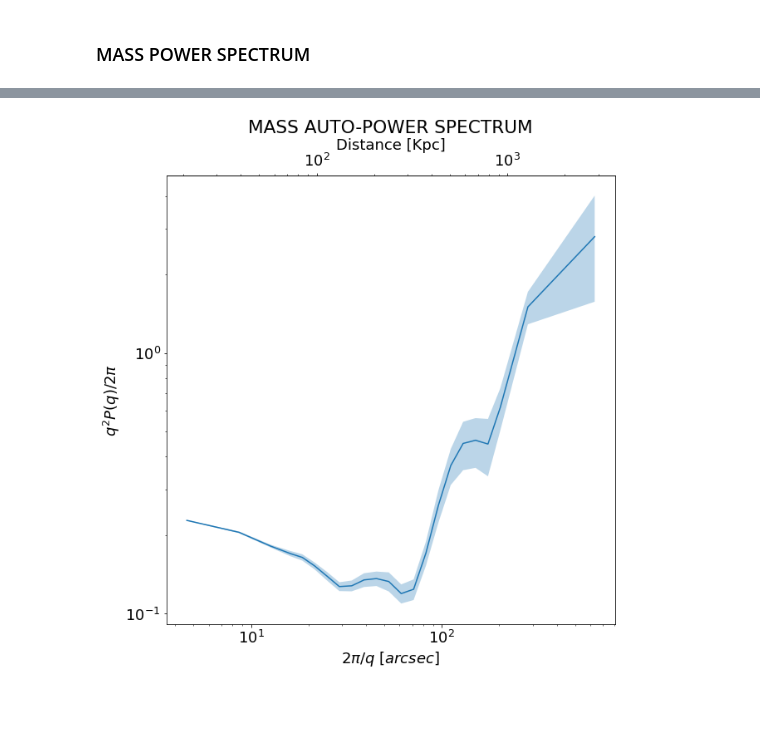
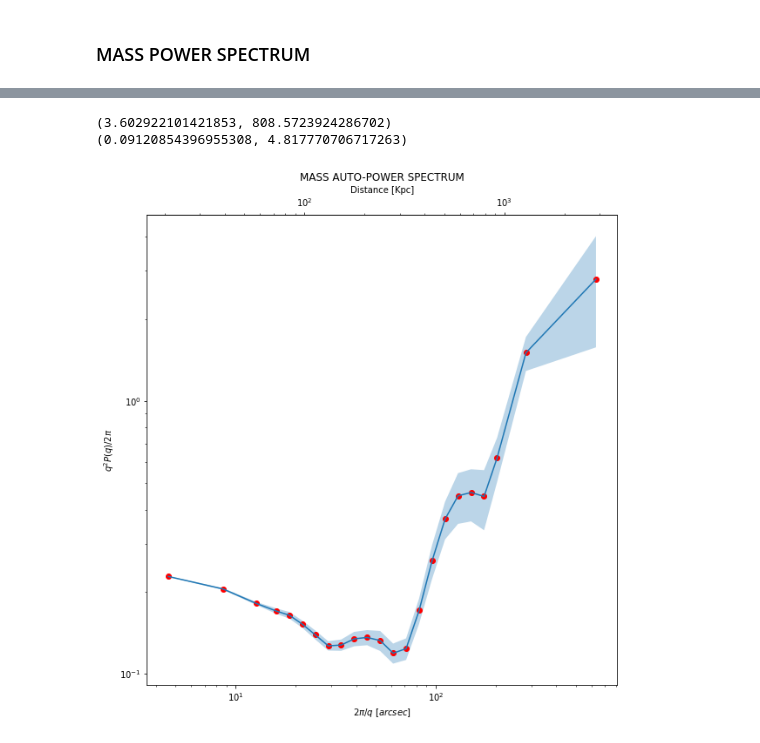
Before and after one commit to dutra/lensing, a Jupyter notebook: giulia/mass_power_spectrum.ipynb, the cells around one changed output, grey strips where cells are left out. Saved outputs shown, nothing was run; the diff lists cells and outputs as text; code cells hidden in the pictures; blank space fills up the shorter version.

```diff
--- a/giulia/mass_power_spectrum.ipynb
+++ b/giulia/mass_power_spectrum.ipynb
@@ -197,27 +194,32 @@ ax.title.set_text('MASS AUTO-POWER SPECTRUM')
 # %%
 mass_smooth=ndimage.gaussian_filter1d(power_q_mass, sigma=0.8)
 
 y1 = mass_smooth + sig_p_q_mass
 y2 = mass_smooth - sig_p_q_mass
 
 fig_mass2 = matplotlib.pyplot.figure( figsize=(10,10) )
 ax = fig_mass2.add_axes([0.18,0.16,0.75,0.75])
+ax.plot(theta_mass, mass_smooth, 'or')
 ax.plot(theta_mass, mass_smooth, color='C0')
 ax.fill_between(theta_mass, y1, y2,alpha=0.3)
 #ax1.set_title('fill between y1 and y2')
 #ax1.set_xlabel('x')
 fig_mass2.tight_layout()
 #fig8, axs = plt.subplots(1,2,figsize=(10,6))
 #ax1.plot(theta, power_q_mass2, color='C0', label=r'CATS mass auto-power')
 ax.set_xlabel(r'$2\pi/q$ $[arcsec]$')
 ax.set_ylabel(r'$q^2P(q)/2\pi $')
 ax.set_xscale('log')
 ax.set_yscale('log')
 #ax1.legend(loc='best')
 
 secax = ax.secondary_xaxis('top', functions=(arcsec2dist,dist2arcsec))
 secax.set_xlabel('Distance [Kpc]')
 
 ax.title.set_text('MASS AUTO-POWER SPECTRUM')
+print(ax.get_xlim())
+print(ax.get_ylim())
 # %% [output]
+(3.602922101421853, 808.5723924286702)
+(0.09120854396955308, 4.817770706717263)
-[figure, old version]
+[figure, new version]
```
Also changed, not shown: parts of 5 cells of this notebook, 2 other files.
